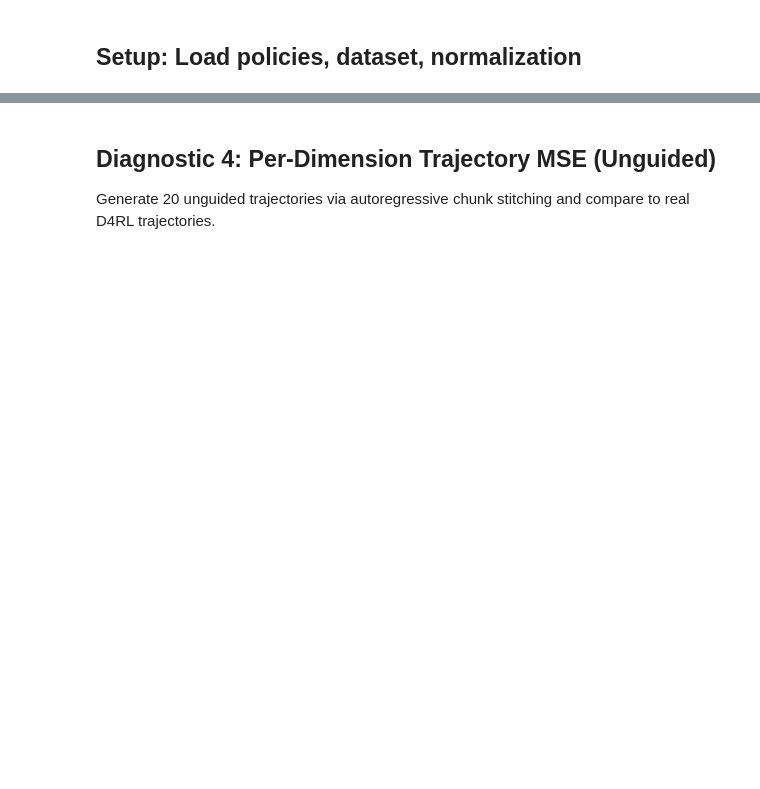
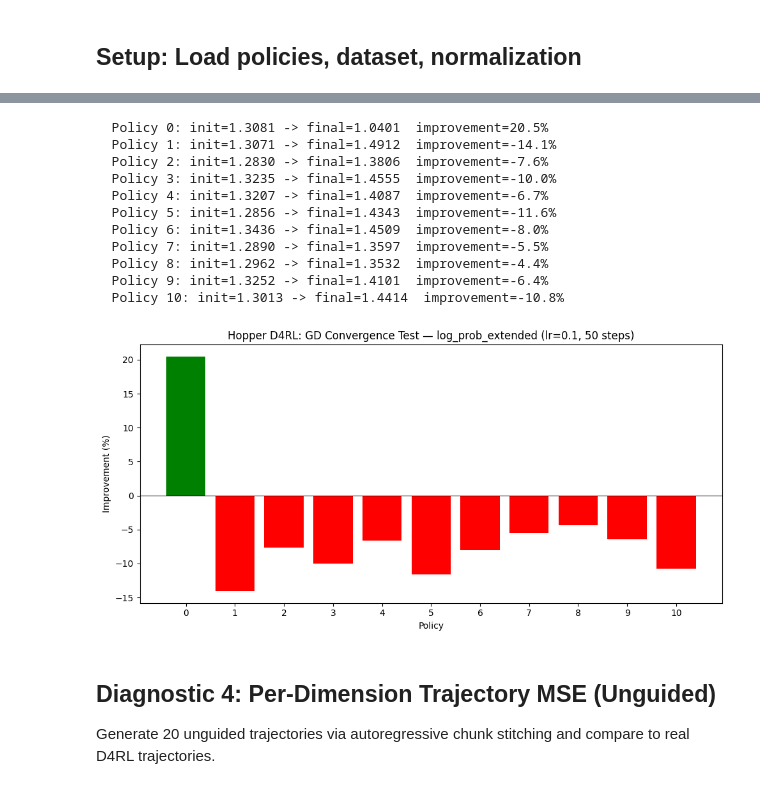
Before and after one commit to kylewang1999/latent_sope, a Jupyter notebook: experiments/2026-03-17/hopper_d4rl_diagnostics.ipynb, the cells around one changed output, grey strips where cells are left out. Saved outputs shown, nothing was run; the diff lists cells and outputs as text; code cells hidden in the pictures; blank space fills up the shorter version.

```diff
--- a/experiments/2026-03-17/hopper_d4rl_diagnostics.ipynb
+++ b/experiments/2026-03-17/hopper_d4rl_diagnostics.ipynb
@@ -256,35 +272,48 @@ gd_results = []
 for pi, policy in enumerate(target_policies):
     a_opt = torch.randn(n_samples_gd, HOPPER_ACTION_DIM, device=DEVICE) * 0.5
     a_opt = a_opt.clone().detach().requires_grad_(True)
     initial_dist = (a_opt.detach() - real_actions3).norm(dim=-1).mean().item()
 
     for step in range(n_steps):
         if a_opt.grad is not None:
             a_opt.grad.zero_()
-        log_p = policy.log_prob(states3, a_opt)
+        log_p = policy.log_prob_extended(states3, a_opt)
         log_p.sum().backward()
         with torch.no_grad():
             a_opt += lr * a_opt.grad
             a_opt.clamp_(-1, 1)
         a_opt = a_opt.clone().detach().requires_grad_(True)
 
     final_dist = (a_opt.detach() - real_actions3).norm(dim=-1).mean().item()
     improvement = (initial_dist - final_dist) / initial_dist * 100
     name = os.path.basename(policy_paths[pi]).replace(".pkl", "")
     print(f"  Policy {name}: init={initial_dist:.4f} -> final={final_dist:.4f}  improvement={improvement:.1f}%")
     gd_results.append({"name": name, "improvement_pct": improvement})
 
 fig, ax = plt.subplots(figsize=(10, 5))
 names = [r["name"] for r in gd_results]
 improvements = [r["improvement_pct"] for r in gd_results]
 colors = ["green" if imp > 0 else "red" for imp in improvements]
 ax.bar(names, improvements, color=colors)
 ax.set_ylabel("Improvement (%)")
 ax.set_xlabel("Policy")
-ax.set_title(f"Hopper D4RL: GD Convergence Test (lr={lr}, {n_steps} steps, {n_samples_gd} samples)")
+ax.set_title(f"Hopper D4RL: GD Convergence Test — log_prob_extended (lr={lr}, {n_steps} steps)")
 ax.axhline(y=0, color="black", linestyle="-", alpha=0.3)
 plt.tight_layout()
 plt.show()
+# %% [output]
+  Policy 0: init=1.3081 -> final=1.0401  improvement=20.5%
+  Policy 1: init=1.3071 -> final=1.4912  improvement=-14.1%
+  Policy 2: init=1.2830 -> final=1.3806  improvement=-7.6%
+  Policy 3: init=1.3235 -> final=1.4555  improvement=-10.0%
+  Policy 4: init=1.3207 -> final=1.4087  improvement=-6.7%
+  Policy 5: init=1.2856 -> final=1.4343  improvement=-11.6%
+  Policy 6: init=1.3436 -> final=1.4509  improvement=-8.0%
+  Policy 7: init=1.2890 -> final=1.3597  improvement=-5.5%
+  Policy 8: init=1.2962 -> final=1.3532  improvement=-4.4%
+  Policy 9: init=1.3252 -> final=1.4101  improvement=-6.4%
+  Policy 10: init=1.3013 -> final=1.4414  improvement=-10.8%
+[figure, added]
 # %% [markdown]
 ## Diagnostic 4: Per-Dimension Trajectory MSE (Unguided)
 
```
Also changed, not shown: parts of 12 cells of this notebook, 1 other file.
